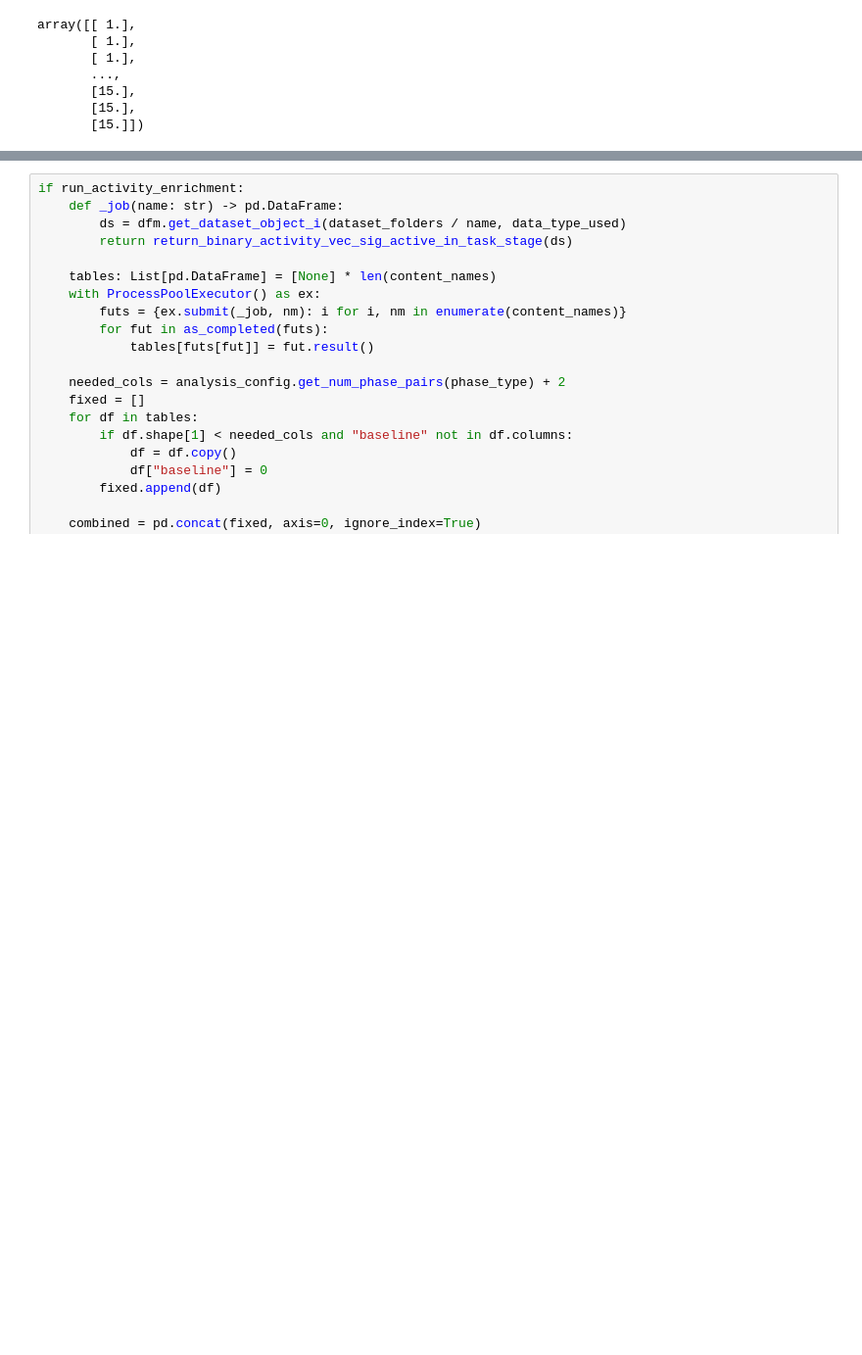
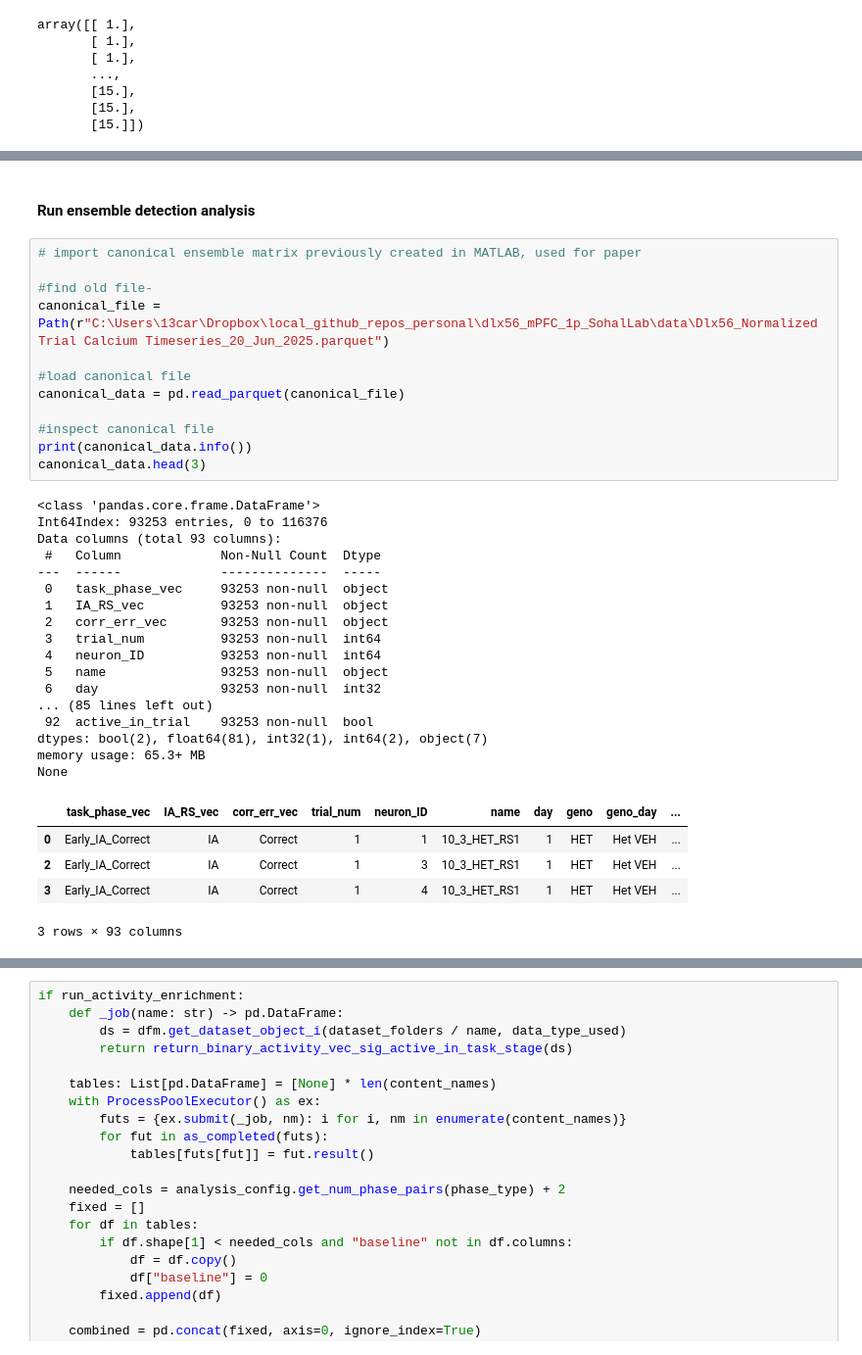
Before and after one commit to cjohnsoncruz/dlx56_mPFC_1p_SohalLab, a Jupyter notebook: code/preprocess matlab data v1.ipynb, the cells around one changed output, grey strips where cells are left out. Shown: that part at 98% size. Cells and saved outputs as stored; diff of their text form; blank space fills up the shorter version.

```diff
--- a/code/preprocess matlab data v1.ipynb
+++ b/code/preprocess matlab data v1.ipynb
@@ -445,0 +277,37 @@ Match: True
+# %% [markdown]
+#### Run ensemble detection analysis
+# %%
+# import canonical ensemble matrix previously created in MATLAB, used for paper
+
+#find old file-
+canonical_file = Path(r"C:\Users\13car\Dropbox\local_github_repos_personal\dlx56_mPFC_1p_SohalLab\data\Dlx56_Normalized Trial Calcium Timeseries_20_Jun_2025.parquet")
+
+#load canonical file
+canonical_data = pd.read_parquet(canonical_file)
+
+#inspect canonical file
+print(canonical_data.info())
+canonical_data.head(3)
+# %% [output]
+<class 'pandas.core.frame.DataFrame'>
+Int64Index: 93253 entries, 0 to 116376
+Data columns (total 93 columns):
+ #   Column             Non-Null Count  Dtype
+---  ------             --------------  -----
+ 0   task_phase_vec     93253 non-null  object
+ 1   IA_RS_vec          93253 non-null  object
+ 2   corr_err_vec       93253 non-null  object
+ 3   trial_num          93253 non-null  int64
+ 4   neuron_ID          93253 non-null  int64
+ 5   name               93253 non-null  object
+ 6   day                93253 non-null  int32
+... (85 lines left out)
+ 92  active_in_trial    93253 non-null  bool
+dtypes: bool(2), float64(81), int32(1), int64(2), object(7)
+memory usage: 65.3+ MB
+None
+|  | task_phase_vec | IA_RS_vec | corr_err_vec | trial_num | neuron_ID | name | day | geno | geno_day | ... |
+| 0 | Early_IA_Correct | IA | Correct | 1 | 1 | 10_3_HET_RS1 | 1 | HET | Het VEH | ... |
+| 2 | Early_IA_Correct | IA | Correct | 1 | 3 | 10_3_HET_RS1 | 1 | HET | Het VEH | ... |
+| 3 | Early_IA_Correct | IA | Correct | 1 | 4 | 10_3_HET_RS1 | 1 | HET | Het VEH | ... |
+3 rows × 93 columns
```
Also changed, not shown: parts of 15 cells of this notebook.
